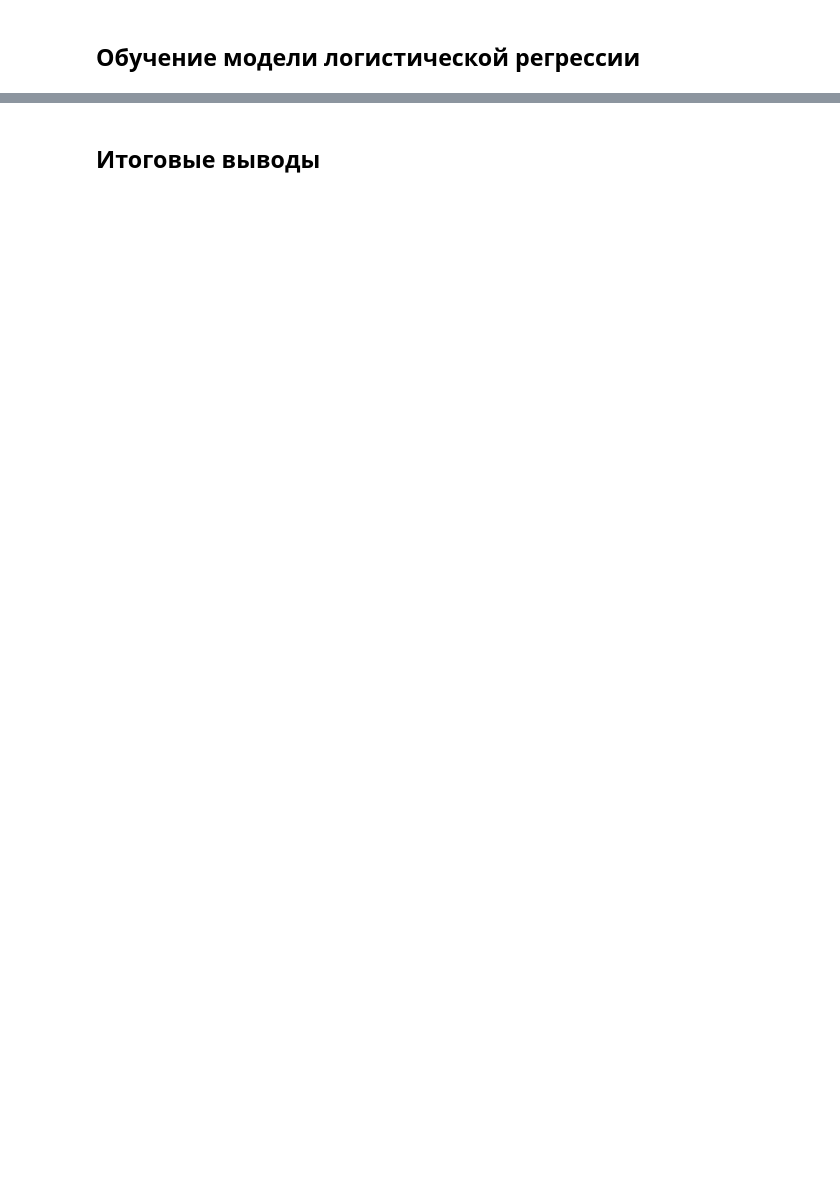
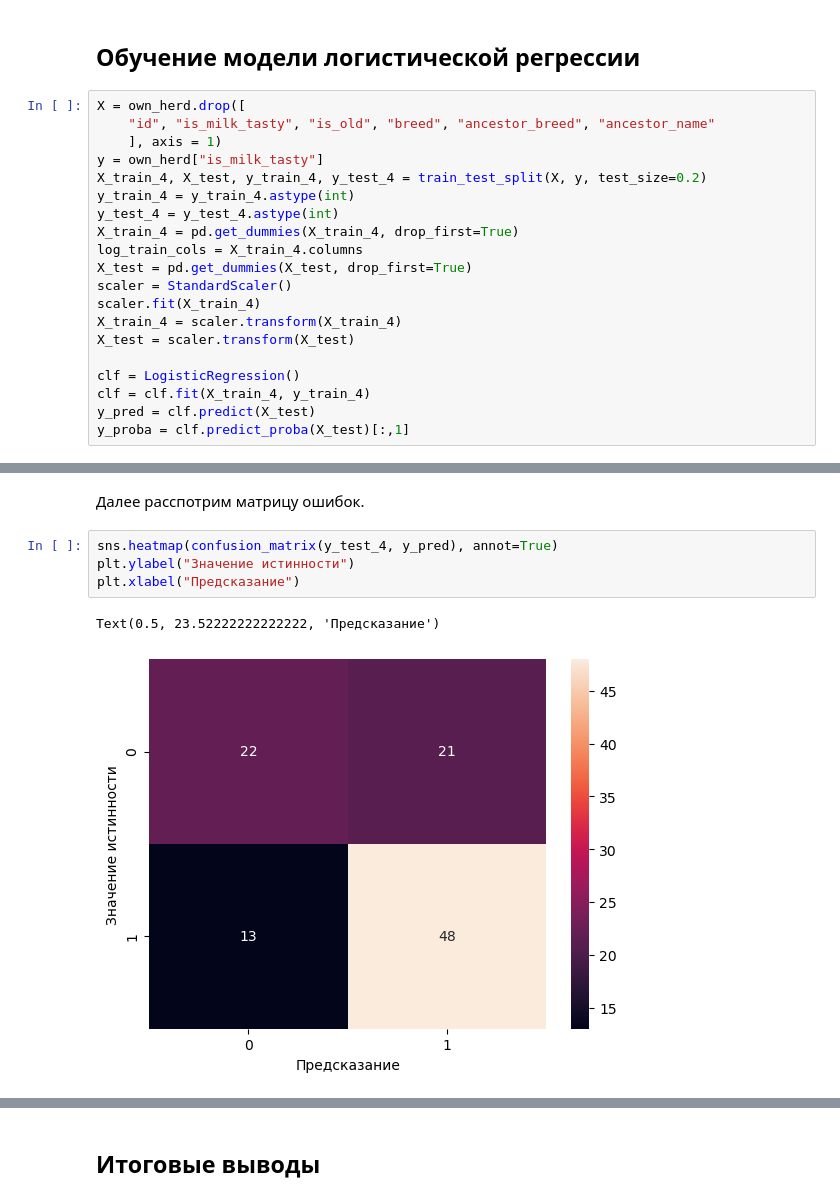
Before and after one commit to EvanderLatine/DS_Practicum, a Jupyter notebook: Ferm_Predictions/research.ipynb, the cells around one changed output, grey strips where cells are left out. Cells and saved outputs as stored; diff of their text form; blank space fills up the shorter version.

Commit message:
feat: add logistic regression fit and tuning

```diff
--- a/Ferm_Predictions/research.ipynb
+++ b/Ferm_Predictions/research.ipynb
@@ -1237,2 +1238,22 @@ y_pred_new
 # %% [markdown]
 ## Обучение модели логистической регрессии
+# %%
+X = own_herd.drop([
+    "id", "is_milk_tasty", "is_old", "breed", "ancestor_breed", "ancestor_name"
+    ], axis = 1)
+y = own_herd["is_milk_tasty"]
+X_train_4, X_test, y_train_4, y_test_4 = train_test_split(X, y, test_size=0.2)
+y_train_4 = y_train_4.astype(int)
+y_test_4 = y_test_4.astype(int)
+X_train_4 = pd.get_dummies(X_train_4, drop_first=True)
+log_train_cols = X_train_4.columns
+X_test = pd.get_dummies(X_test, drop_first=True)
+scaler = StandardScaler()
+scaler.fit(X_train_4)
+X_train_4 = scaler.transform(X_train_4)
+X_test = scaler.transform(X_test)
+
+clf = LogisticRegression()
+clf = clf.fit(X_train_4, y_train_4)
+y_pred = clf.predict(X_test)
+y_proba = clf.predict_proba(X_test)[:,1]
@@ -1238,0 +1274,9 @@ y_pred_new
+# %% [markdown]
+Далее расспотрим матрицу ошибок.
+# %%
+sns.heatmap(confusion_matrix(y_test_4, y_pred), annot=True)
+plt.ylabel("Значение истинности")
+plt.xlabel("Предсказание")
+# %% [output]
+Text(0.5, 23.52222222222222, 'Предсказание')
+[figure, added]
```
Also changed, not shown: parts of 21 cells of this notebook.
